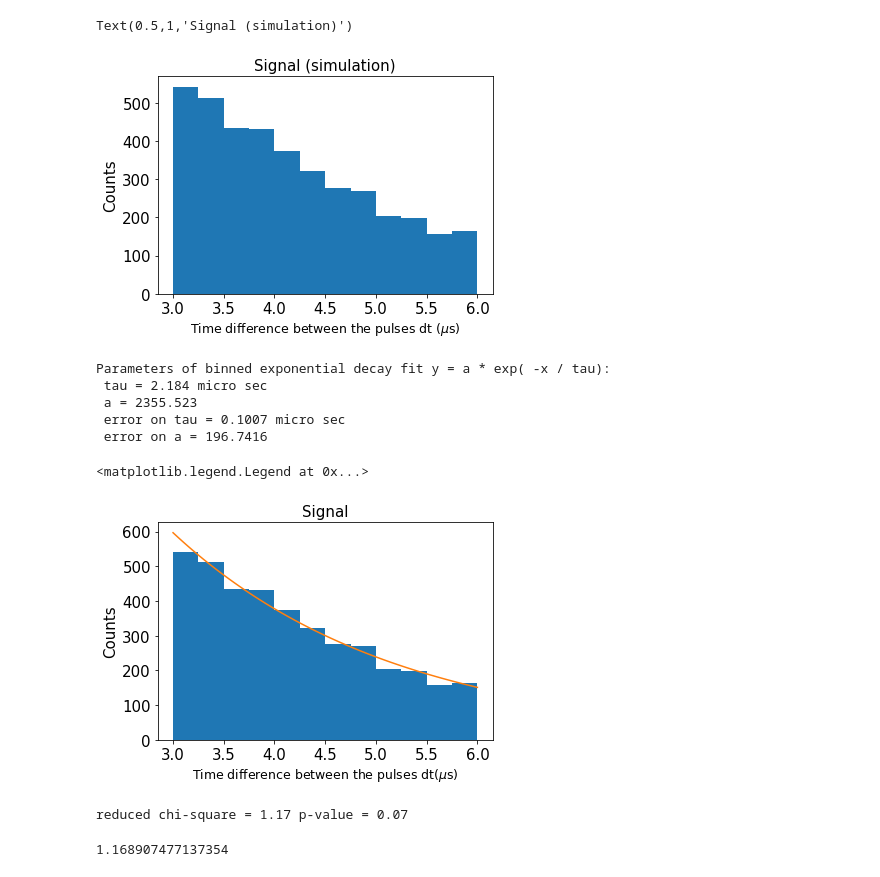
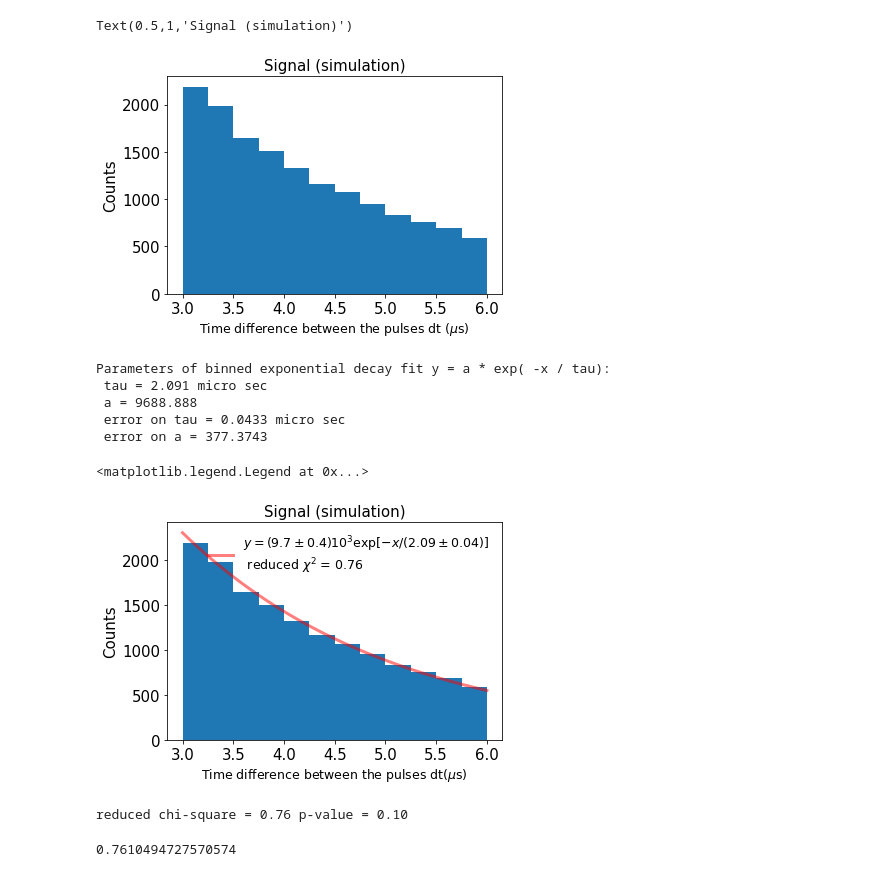
Before and after one commit to y-song/school, a Jupyter notebook: physics111b/lab 3 simulation.ipynb, the cells around one changed output. Drawn from its saved outputs; the diff is of its cells as text; code cells hidden in the pictures.

Commit message:
Put initial parameter values for simulation fits

```diff
--- a/physics111b/lab 3 simulation.ipynb
+++ b/physics111b/lab 3 simulation.ipynb
@@ -22,9 +24,9 @@ def getRedChi2(y, y_fit, sigma, numPar=2):
 def decay(x, tau, a):
     return a * np.exp(- x / tau)
 # %%
-tau = 2.2
+tau = 2.13
 # %%
-r = np.random.random(20000)
+r = np.random.random(80000)
 t = - tau * np.log(r)
 # %%
 low = 3
@@ -40,7 +42,7 @@ plt.yticks(fontsize=15)
 plt.title('Signal (simulation)', fontsize=15)
 # %% [output]
 Text(0.5,1,'Signal (simulation)')
-[figure, old version]
+[figure, new version]
 # %%
 y, binEdges = np.histogram(t, bins=bins, range=(low, high))
 x = []
@@ -48,7 +50,7 @@ for i in range(len(y)):
     x.append((binEdges[i] + binEdges[i+1]) / 2)
 x = np.asarray(x)
 # %%
-popt, pcov = curve_fit(decay, x, y) # pcov is the covariance matrix for the fit parameters
+popt, pcov = curve_fit(decay, x, y, p0=[2, 1e4]) # pcov is the covariance matrix for the fit parameters
 
 print 'Parameters of binned exponential decay fit y = a * exp( -x / tau):'
 print ' tau =','%.3f'%(popt[0]),'micro sec'
@@ -57,26 +59,26 @@ print ' error on tau =', '%.4f'%(np.sqrt(pcov[0][0])), 'micro sec'
 print ' error on a =', '%.4f'%(np.sqrt(pcov[1][1]))
 # %% [output]
 Parameters of binned exponential decay fit y = a * exp( -x / tau):
- tau = 2.184 micro sec
- a = 2355.523
- error on tau = 0.1007 micro sec
- error on a = 196.7416
+ tau = 2.091 micro sec
+ a = 9688.888
+ error on tau = 0.0433 micro sec
+ error on a = 377.3743
 # %%
 arange = np.arange(low, high+0.05, 0.05)
 plt.hist(binEdges[:-1], binEdges, weights=y)
-plt.plot(arange, decay(arange,popt[0],popt[1]))#,label=r'$y= (1.04 \pm 0.57) 10^4 \exp[-x/(1.95 \pm 0.05)]$'+' \n reduced $\chi^2$ = 1.57',linewidth=3,alpha=.5,color='r')
+plt.plot(arange, decay(arange,popt[0],popt[1]),label=r'$y= (9.7 \pm 0.4) 10^3 \exp[-x/(2.09 \pm 0.04)]$'+' \n reduced $\chi^2$ = 0.76',linewidth=3,alpha=.5,color='r')
 plt.xlabel('Time difference between the pulses dt($\mu$s)', fontsize=12.5)
 plt.xticks(fontsize=15)
 plt.ylabel('Counts', fontsize=15)
 plt.yticks(fontsize=15)
-plt.title('Signal', fontsize=15)
+plt.title('Signal (simulation)', fontsize=15)
 plt.legend(prop={'size': 12.5}, frameon=False, loc='upper right')
 # %% [output]
 <matplotlib.legend.Legend at 0x...>
-[figure, old version]
+[figure, new version]
 # %%
 sigma = np.sqrt(y)
 getRedChi2(y, decay(x, popt[0], popt[1]), sigma)
 # %% [output]
-reduced chi-square = 1.17 p-value = 0.07
+reduced chi-square = 0.76 p-value = 0.10
-1.168907477137354
+0.7610494727570574
```
Also changed, not shown: parts of 1 cell of this notebook, 1 other file.
